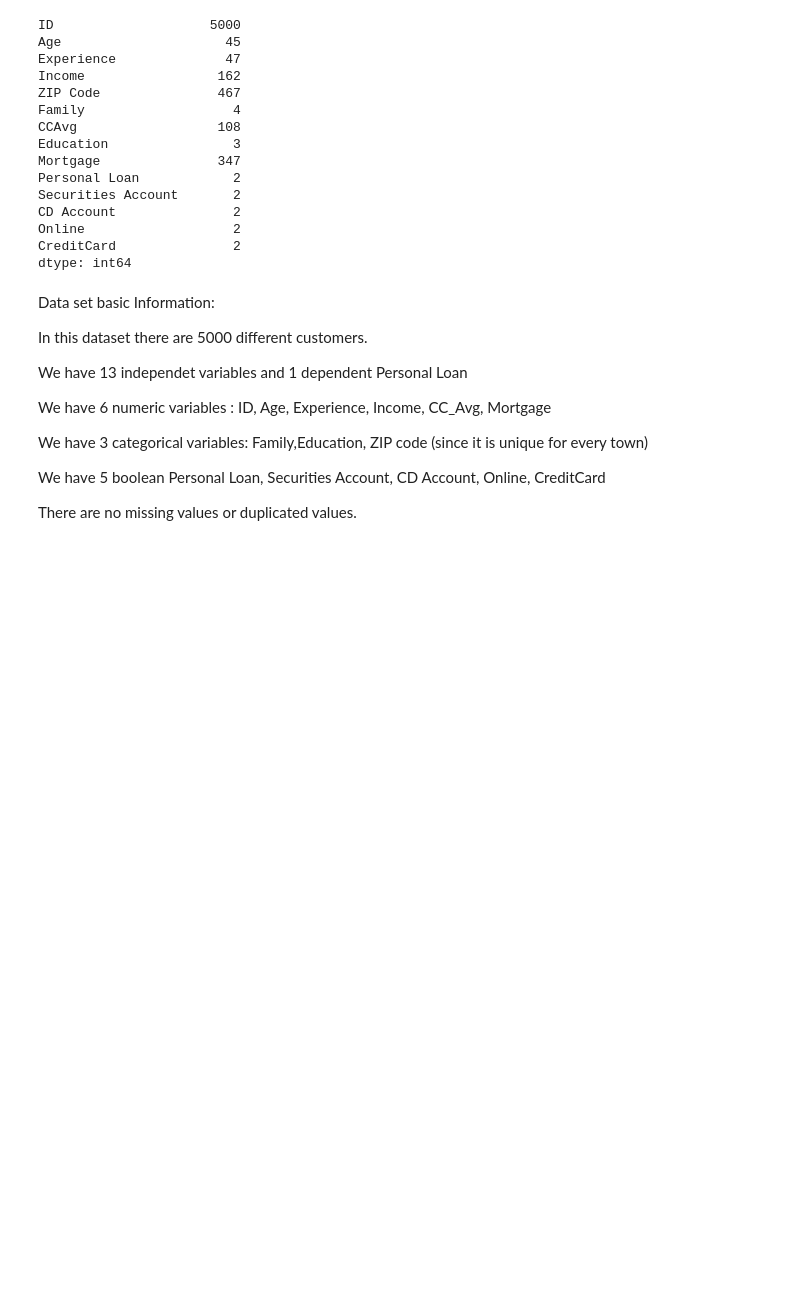
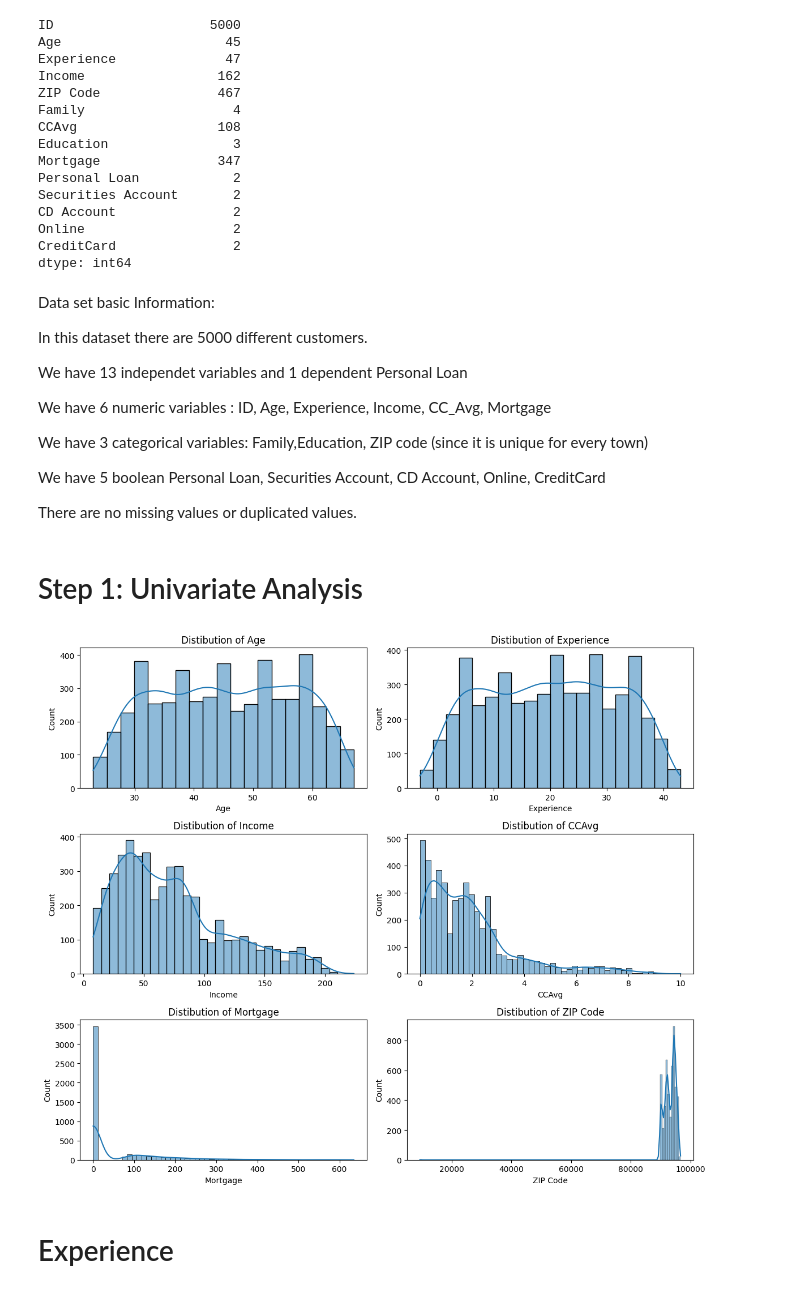
Before and after one commit to CharalamposZisis/Bank-Loan-Classification, a Jupyter notebook: main.ipynb, the cells around one changed output. Drawn from its saved outputs; the diff is of its cells as text; code cells hidden in the pictures; blank space fills up the shorter version.

```diff
--- a/main.ipynb
+++ b/main.ipynb
@@ -141,3 +141,23 @@ We have 3 categorical variables: Family,Education, ZIP code (since it is unique
 We have 5 boolean Personal Loan, Securities Account, CD Account, Online, CreditCard
 
 There are no missing values or duplicated values.
+# %% [markdown]
+# Step 1: Univariate Analysis
+# %%
+# Plot continues data
+import matplotlib.pyplot as plt
+import seaborn as sns
+
+fig, axes = plt.subplots(3, 2, figsize=(12, 10))  #figures fig are the entire canvas. Ax are a single plot
+axes = axes.flatten()  # axes is numpy array
+
+for i,x in enumerate(["Age", "Experience", "Income", "CCAvg", "Mortgage","ZIP Code"]):
+    sns.histplot(df,x = x ,kde = True,ax = axes[i])
+    axes[i].set_title(f'Distibution of {x}')
+
+plt.tight_layout()
+plt.show()
+# %% [output]
+[figure, added]
+# %% [markdown]
+# Experience
```
Also changed, not shown: parts of 13 cells of this notebook, 1 other file.
